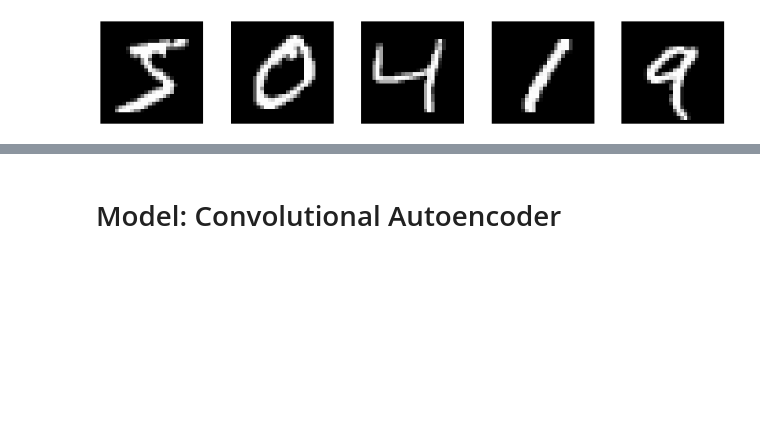
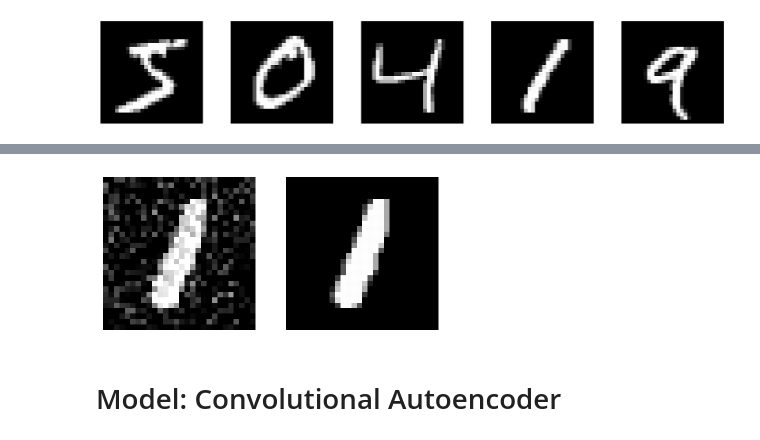
Before and after one commit to nataliasc/iannwtf, a Jupyter notebook: hw-week08/hw_week08_group27.ipynb, the cells around one changed output, grey strips where cells are left out. Drawn from its saved outputs; the diff is of its cells as text; code cells hidden in the pictures; blank space fills up the shorter version.

```diff
--- a/hw-week08/hw_week08_group27.ipynb
+++ b/hw-week08/hw_week08_group27.ipynb
@@ -9,6 +10,8 @@ import numpy as np
 import tensorflow as tf
 from tensorflow.keras.datasets import mnist
 import matplotlib.pyplot as plt
+%config InlineBackend.figure_format = 'retina'
+plt.rcParams['font.size'] = 15
 # %% [markdown]
 # Dataset
 # %%
@@ -77,3 +85,49 @@ for elem, i in zip(train_inputs_ds.take(npics), range(npics)):
+# %%
+# This will work though
+
+import tensorflow_datasets as tfds
+
+train_ds, test_ds = tfds.load('mnist', split=['train', 'test'], as_supervised=True)
+
+def add_noise(img, noise_amount=0.2):
+
+    noise = tf.random.normal(shape=img.shape, mean=0.0, stddev=1.0, dtype=tf.dtypes.float32)
+
+    img = img + noise * noise_amount
+
+    img = tf.clip_by_value(img, 0, 1)
+
+    return img
+
+def prepare_data(mnist):
+    # convert data from uint8 to float32
+    mnist = mnist.map(lambda img, label: (tf.cast(img, tf.float32), label))
+
+    # bring image values from range [0, 255] to [0, 1]
+    mnist = mnist.map(lambda img, label: (img/255., label))
+
+    # add third dimension
+    mnist = mnist.map(lambda img, label: (tf.expand_dims(img, axis=-1), label))
+
+    mnist =  mnist.map(lambda img, label: (add_noise(img), img, label))
+
+    # shuffle, batch, prefetch
+    mnist = mnist.shuffle(1000).batch(64).prefetch(tf.data.AUTOTUNE)
+    return mnist
+
+train_ds = prepare_data(train_ds)
+test_ds = prepare_data(test_ds)
+
+fig, ax = plt.subplots(nrows=1, ncols=2, figsize=(6,3))
+ax = ax.ravel()
+for inputs, targets, _ in train_ds:
+    ax[0].imshow(tf.squeeze(inputs).numpy()[0], cmap='gray')
+    ax[0].axis("off")
+    ax[1].imshow(tf.squeeze(targets).numpy()[0], cmap='gray')
+    ax[1].axis("off")
+    break
+# %% [output]
+[figure, added]
 # %% [markdown]
 # Model: Convolutional Autoencoder
 # %%
```
Also changed, not shown: parts of 11 cells of this notebook.
